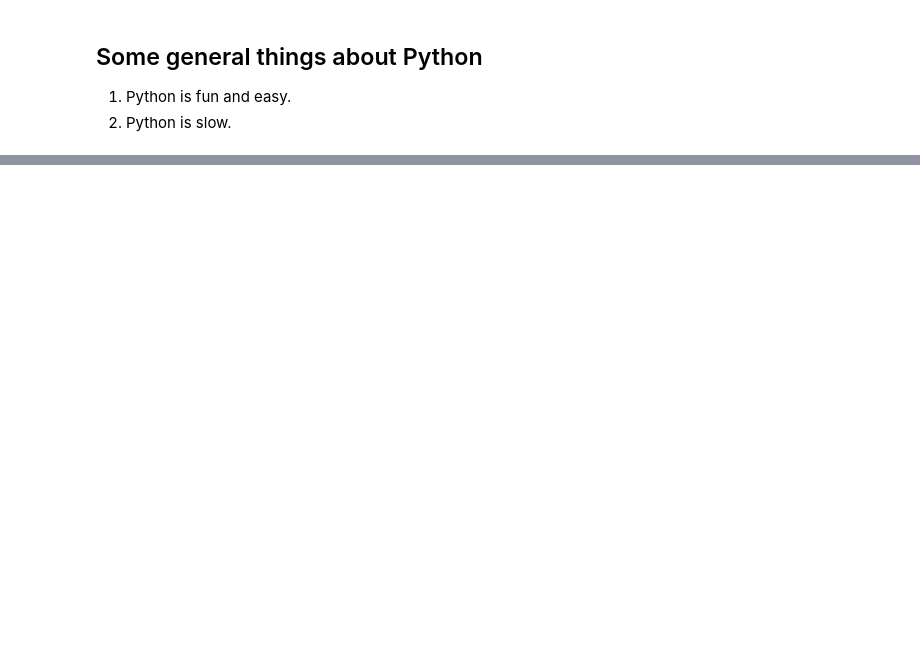
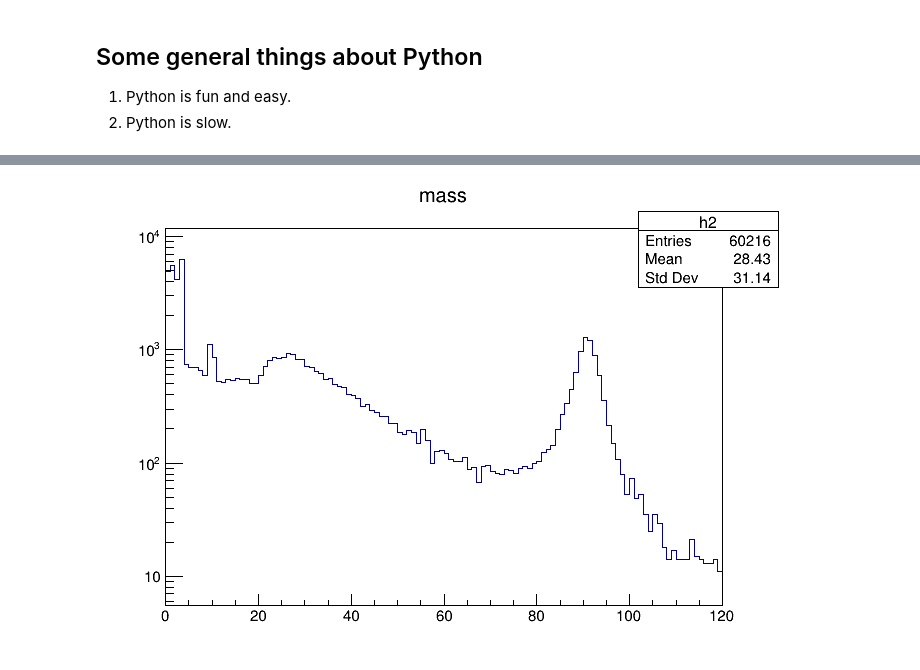
Before and after one commit to jpivarski-talks/2021-06-14-uproot-awkward-columnar-hats, a Jupyter notebook: 1-uproot.ipynb, the cells around one changed output, grey strips where cells are left out. Drawn from its saved outputs; the diff is of its cells as text; code cells hidden in the pictures; blank space fills up the shorter version.

```diff
--- a/1-uproot.ipynb
+++ b/1-uproot.ipynb
@@ -40,0 +99,22 @@ You use Python about equally with C++, and primarily for analysis (not just mach
+# %%
+h2 = ROOT.TH1D("h2", "mass", 120, 0, 120)
+
+for index, event in enumerate(roottree):
+    # Analyzing a subsample means breaking out of the loop early.
+    if index == 100000:
+        break
+    # Applying cuts means if-statements.
+    if event.nMuon >= 2 and event.Muon_charge[0] != event.Muon_charge[1]:
+        mu1_pt = event.Muon_pt[0]
+        mu2_pt = event.Muon_pt[1]
+        mu1_eta = event.Muon_eta[0]
+        mu2_eta = event.Muon_eta[1]
+        mu1_phi = event.Muon_phi[0]
+        mu2_phi = event.Muon_phi[1]
+        h2.Fill(np.sqrt(2*mu1_pt*mu2_pt*(np.cosh(mu1_eta - mu2_eta) - np.cos(mu1_phi - mu2_phi))))
+# %%
+h2.Draw()
+c1.SetLogy()
+c1.Draw()
+# %% [output]
+[figure, added]
```
Also changed, not shown: parts of 27 cells of this notebook, 1 other file.
